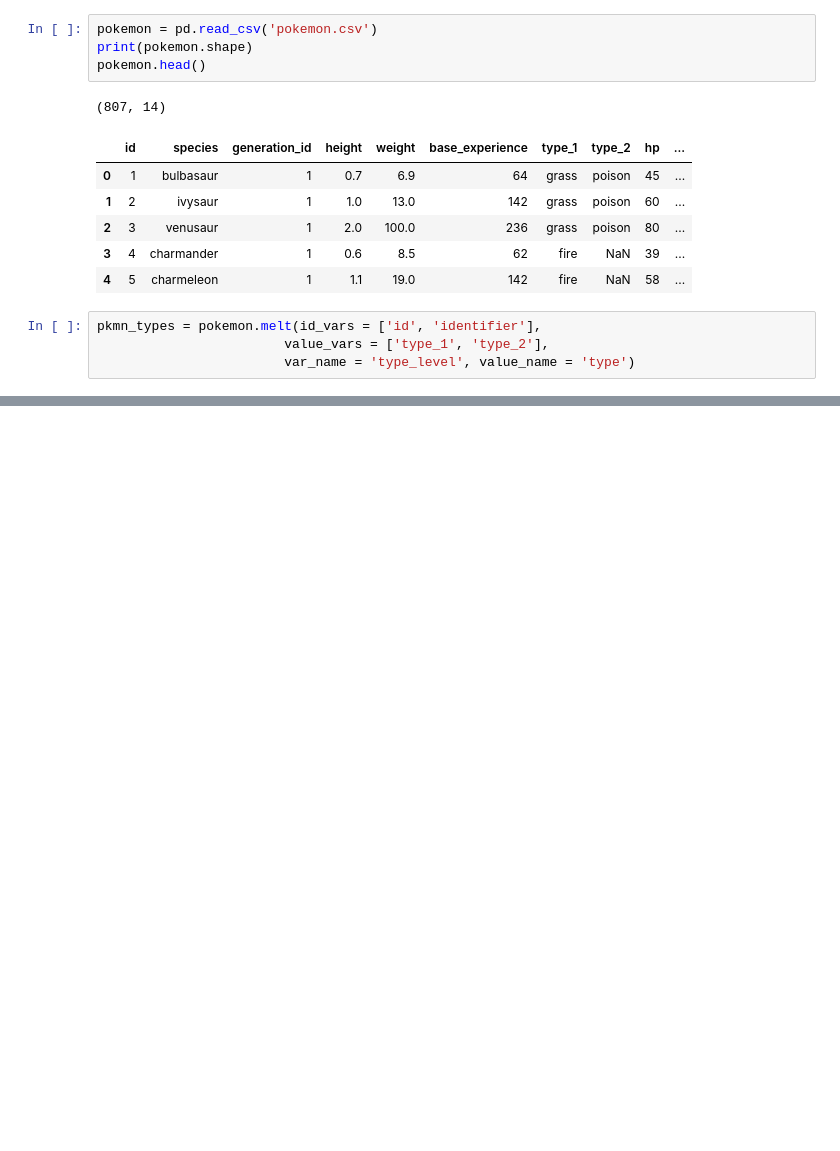
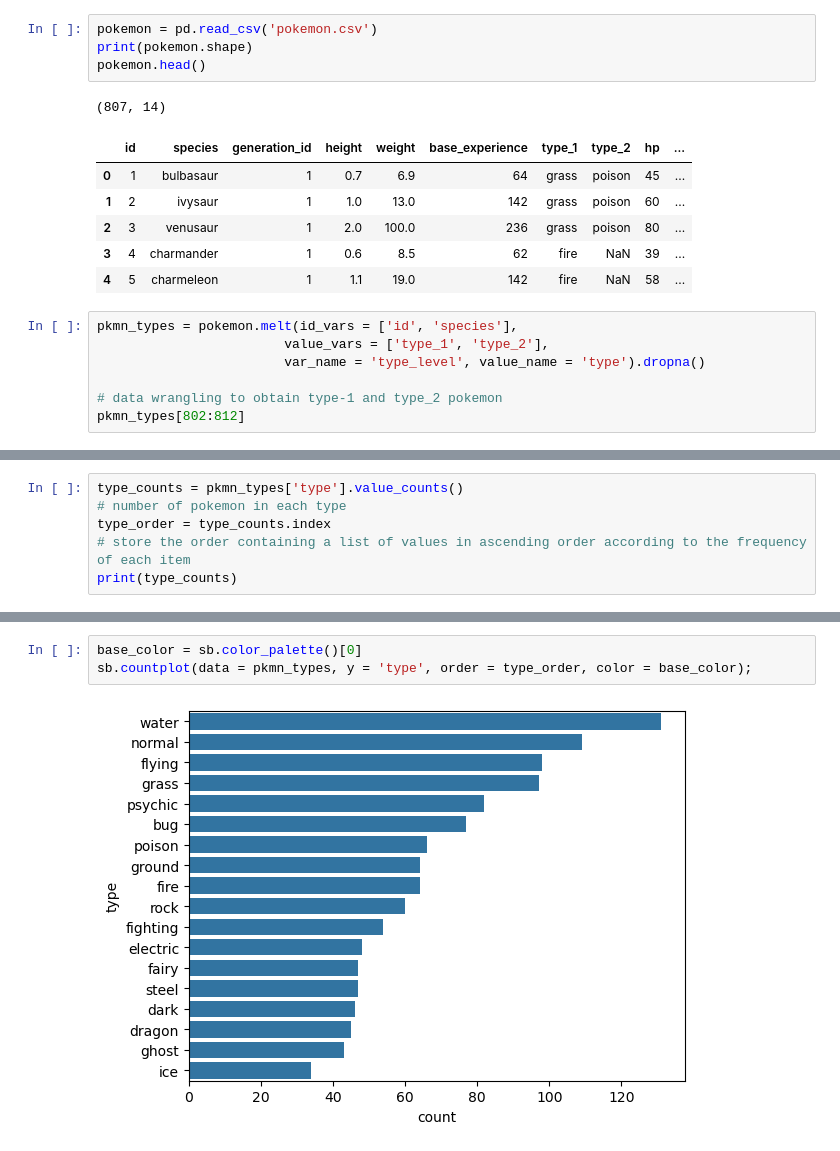
Before and after one commit to Parth-nXp/Udacity-AI_Programming_with_Python, a Jupyter notebook: 04_Jupyter_Notebooks_Anaconda_Numpy_Pandas/05_Matplotlib_and_Seaborn_Part_1/11_absolute_vs_relative_frequency.ipynb, the cells around one changed output, grey strips where cells are left out. Cells and saved outputs as stored; diff of their text form; blank space fills up the shorter version.

Commit message:
added channel name

```diff
--- a/04_Jupyter_Notebooks_Anaconda_Numpy_Pandas/05_Matplotlib_and_Seaborn_Part_1/11_absolute_vs_relative_frequency.ipynb
+++ b/04_Jupyter_Notebooks_Anaconda_Numpy_Pandas/05_Matplotlib_and_Seaborn_Part_1/11_absolute_vs_relative_frequency.ipynb
@@ -18,6 +18,9 @@ pokemon.head()
 | 3 | 4 | charmander | 1 | 0.6 | 8.5 | 62 | fire | NaN | 39 | ... |
 | 4 | 5 | charmeleon | 1 | 1.1 | 19.0 | 142 | fire | NaN | 58 | ... |
 # %%
-pkmn_types = pokemon.melt(id_vars = ['id', 'identifier'],
+pkmn_types = pokemon.melt(id_vars = ['id', 'species'],
                         value_vars = ['type_1', 'type_2'],
-                        var_name = 'type_level', value_name = 'type')
+                        var_name = 'type_level', value_name = 'type').dropna()
+
+# data wrangling to obtain type-1 and type_2 pokemon
+pkmn_types[802:812]
@@ -23,0 +39,6 @@ pkmn_types = pokemon.melt(id_vars = ['id', 'identifier'],
+# %%
+type_counts = pkmn_types['type'].value_counts()
+# number of pokemon in each type
+type_order = type_counts.index
+# store the order containing a list of values in ascending order according to the frequency of each item
+print(type_counts)
@@ -23,0 +65,5 @@ pkmn_types = pokemon.melt(id_vars = ['id', 'identifier'],
+# %%
+base_color = sb.color_palette()[0]
+sb.countplot(data = pkmn_types, y = 'type', order = type_order, color = base_color);
+# %% [output]
+[figure, added]
```
Also changed, not shown: parts of 6 cells of this notebook, 2 other files.
